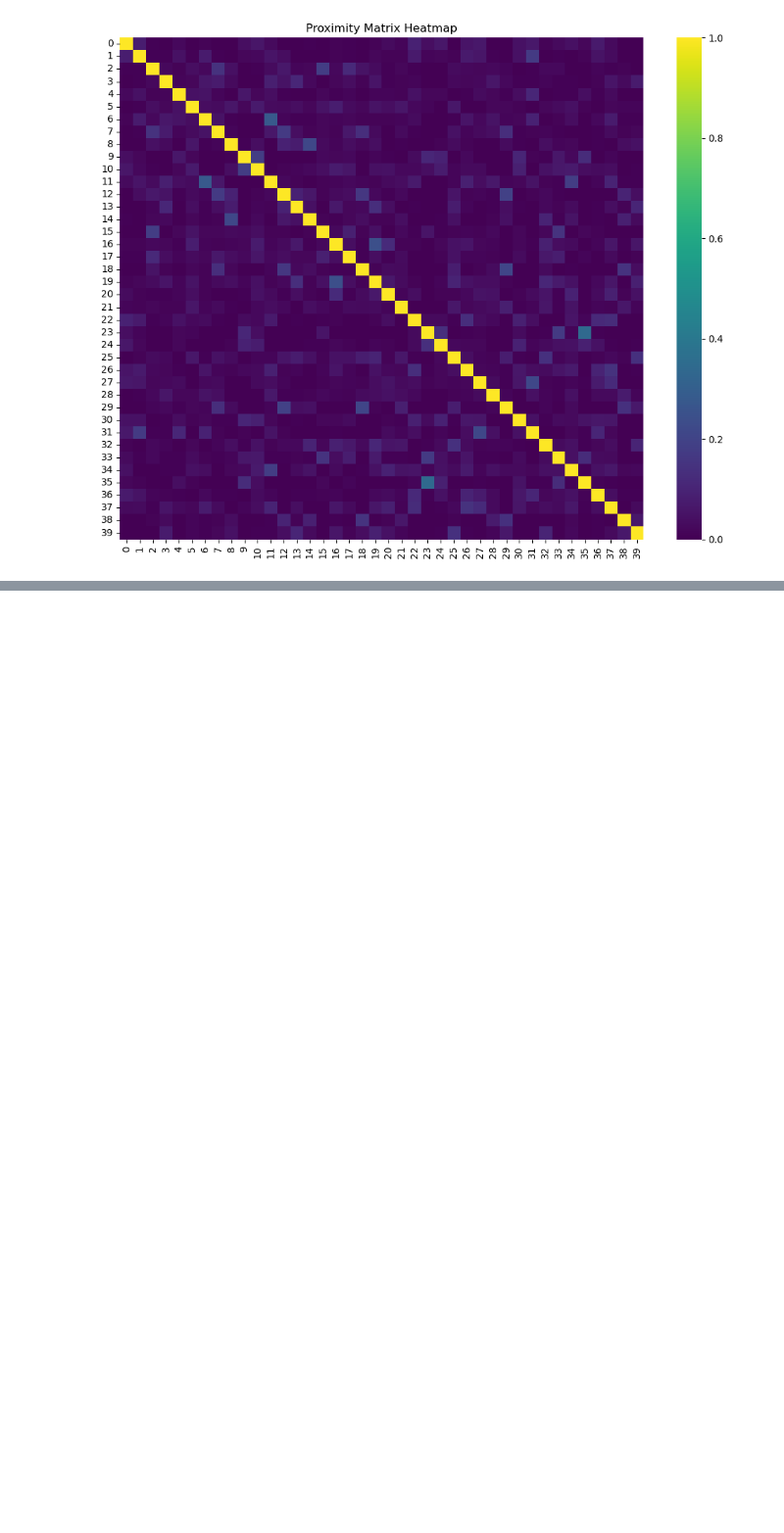
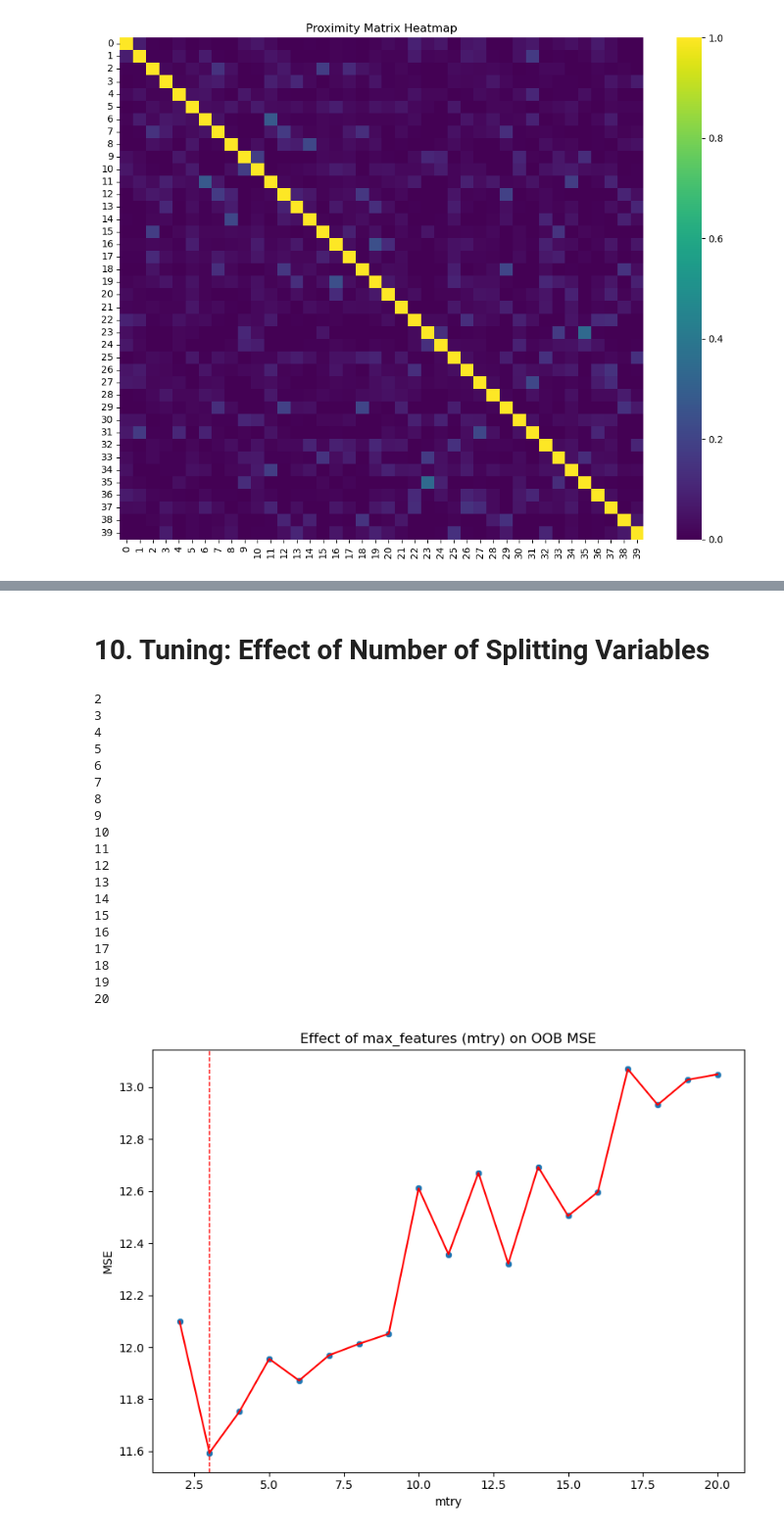
Before and after one commit to emilesgt/Machine_Learning_for_Asset_Management_Tutorial3, a Jupyter notebook: Tutorial3_RF1_Students.ipynb, the cells around one changed output, grey strips where cells are left out. Shown at 98% size. Drawn from its saved outputs; the diff is of its cells as text; code cells hidden in the pictures; blank space fills up the shorter version.

```diff
--- a/Tutorial3_RF1_Students.ipynb
+++ b/Tutorial3_RF1_Students.ipynb
@@ -216,0 +322,51 @@ plt.show()
+# %% [markdown]
+# 10. Tuning: Effect of Number of Splitting Variables
+# %%
+# In scikit-learn, this corresponds to the max_features parameter.
+
+# Question 13: build model with different number of splitting variables
+mtry_range = range(2, X.shape[1] + 1)
+mtry_results = []
+for m in mtry_range:
+    print(m)
+    rf_temp = RandomForestRegressor(
+        n_estimators=1000,
+        max_features=m,
+        random_state=0,
+        oob_score=True
+    )
+    rf_temp.fit(X, y)
+    oob_preds = rf_temp.oob_prediction_
+    mse = mean_squared_error(y, oob_preds)
+    mtry_results.append({'mtry': m, 'MSE': mse})
+df_mtry = pd.DataFrame(mtry_results)
+
+plt.figure(figsize = (8,6))
+sns.scatterplot(data = df_mtry, x = 'mtry', y = 'MSE')
+sns.lineplot(data = df_mtry, x = 'mtry', y = 'MSE', color = 'red')
+best_mtry = df_mtry.loc[df_mtry['MSE'].idxmin(), 'mtry']
+plt.axvline(x = best_mtry, linestyle = 'dashed', color = 'red', linewidth = 1)
+plt.title('Effect of max_features (mtry) on OOB MSE')
+plt.tight_layout()
+plt.show()
+# %% [output]
+2
+3
+4
+5
+6
+7
+8
+9
+10
+11
+12
+13
+14
+15
+16
+17
+18
+19
+20
+[figure, added]
```
Also changed, not shown: parts of 6 cells of this notebook.
